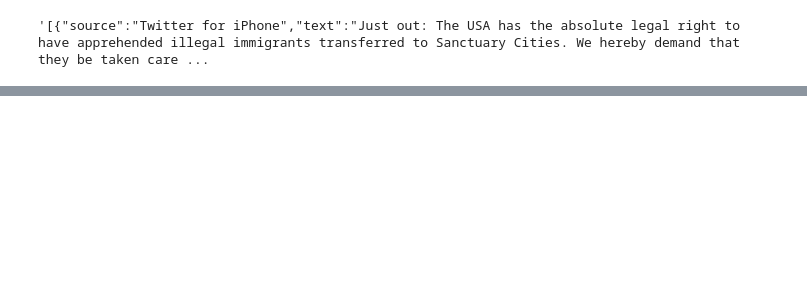
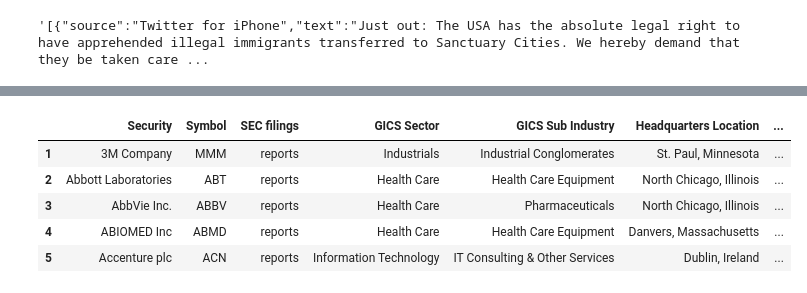
Before and after one commit to OrangeXia2013/TrumpTweetsProject, a Jupyter notebook: code/Data handle.ipynb, the cells around one changed output, grey strips where cells are left out. Saved outputs shown, nothing was run; the diff lists cells and outputs as text; code cells hidden in the pictures; blank space fills up the shorter version.

```diff
--- a/code/Data handle.ipynb
+++ b/code/Data handle.ipynb
@@ -38,0 +57,11 @@ data
+# %%
+url = 'https://en.wikipedia.org/wiki/List_of_S%26P_500_companies'
+stock_df = pd.read_html( requests.get(url).content )[0].T.set_index(0).T
+stock_df.head()
+# %% [output]
+|  | Security | Symbol | SEC filings | GICS Sector | GICS Sub Industry | Headquarters Location | ... |
+| 1 | 3M Company | MMM | reports | Industrials | Industrial Conglomerates | St. Paul, Minnesota | ... |
+| 2 | Abbott Laboratories | ABT | reports | Health Care | Health Care Equipment | North Chicago, Illinois | ... |
+| 3 | AbbVie Inc. | ABBV | reports | Health Care | Pharmaceuticals | North Chicago, Illinois | ... |
+| 4 | ABIOMED Inc | ABMD | reports | Health Care | Health Care Equipment | Danvers, Massachusetts | ... |
+| 5 | Accenture plc | ACN | reports | Information Technology | IT Consulting & Other Services | Dublin, Ireland | ... |
```
Also changed, not shown: parts of 9 cells of this notebook.
